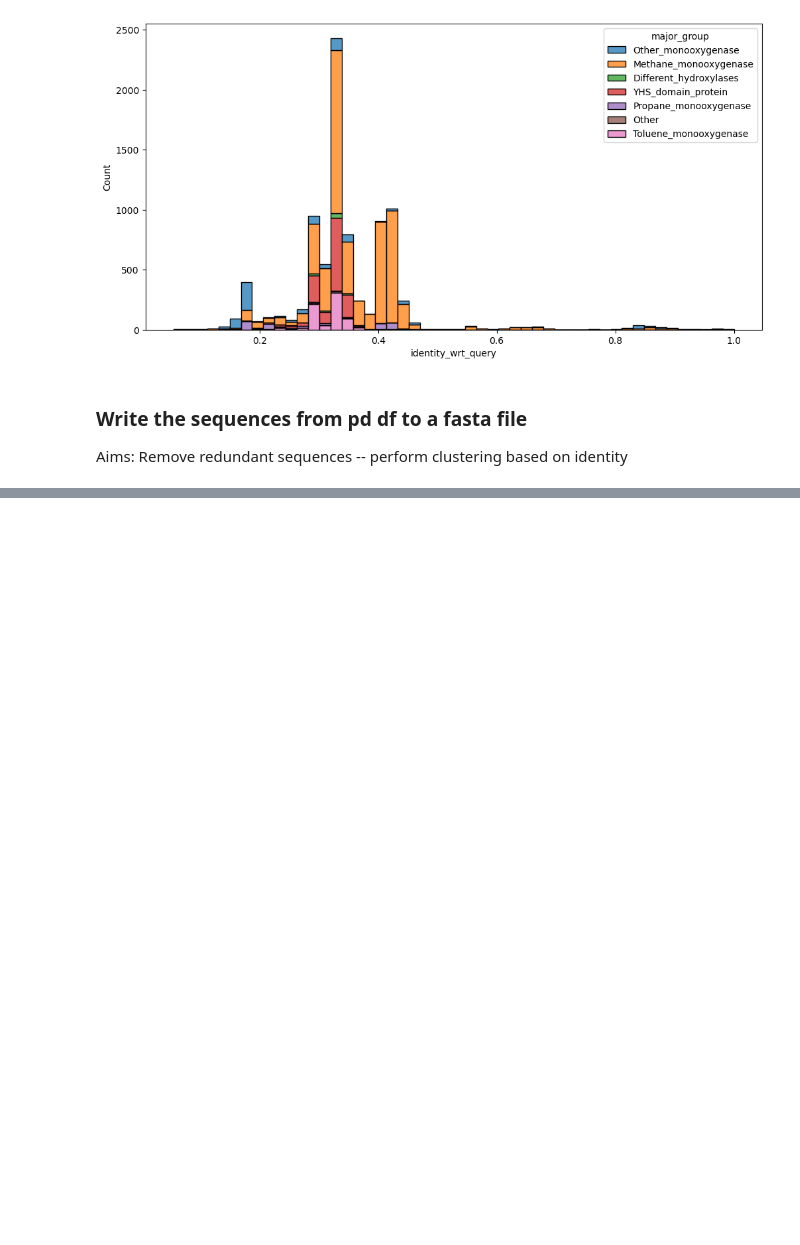
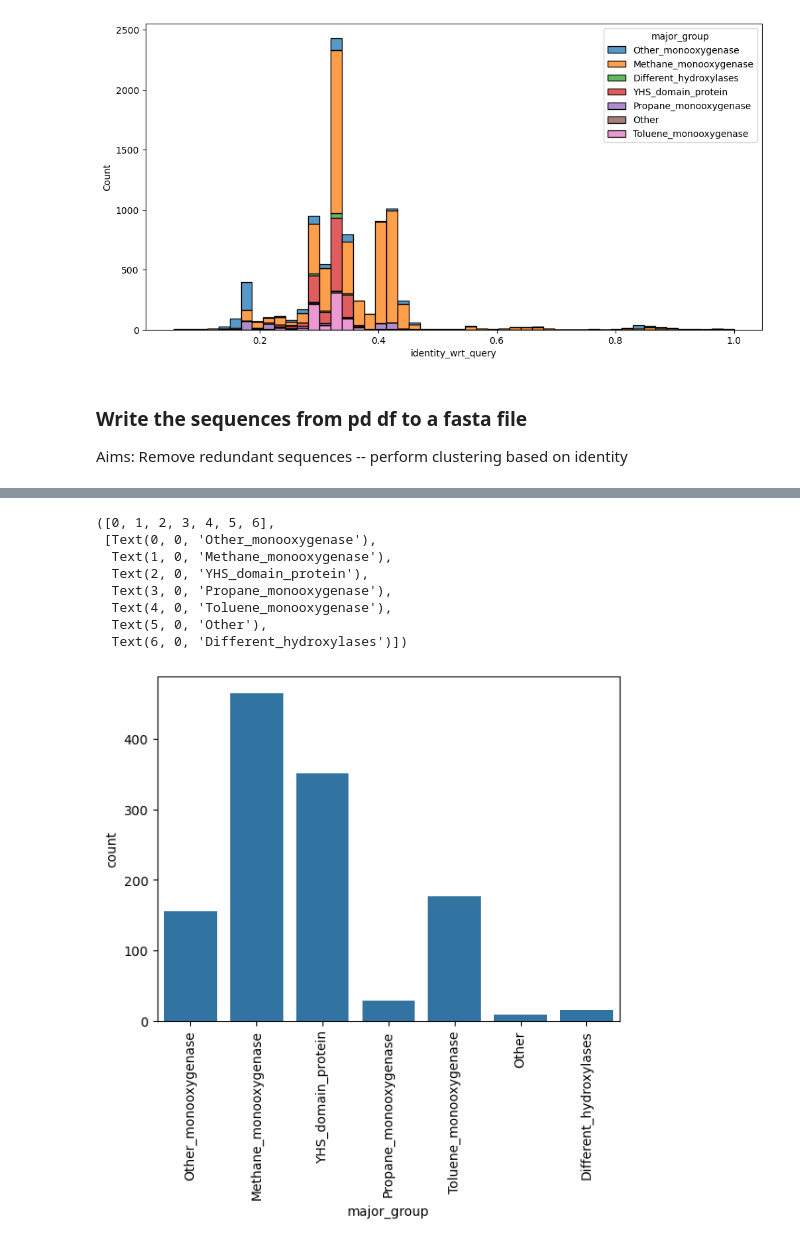
Before and after one commit to kaustubh-amritkar/MMO, a Jupyter notebook: analysis/sequence_collection.ipynb, the cells around one changed output, grey strips where cells are left out. Cells and saved outputs as stored; diff of their text form; code cells hidden in the pictures; blank space fills up the shorter version.

```diff
--- a/analysis/sequence_collection.ipynb
+++ b/analysis/sequence_collection.ipynb
@@ -513,0 +545,7 @@ Aims: Remove redundant sequences -- perform clustering based on identity
+# %%
+MMO_blastp_clustered_c09_msa = pd.DataFrame.from_records([item.__dict__ for item in SeqIO.parse('/mnt/researchdrive/Kaustubh/MMO/data/blast_search/MMO_blast_output_seqs.c0.9.mafft.fasta', format='fasta')])
+MMO_blastp_clustered_c09_msa.drop(columns=['name', 'description', 'dbxrefs','features','annotations','_per_letter_annotations'], inplace=True)
+MMO_blastp_clustered_c09_msa.columns = ['MSA', 'id']
+# %%
+blastp_MMO_output_after_clustering = pd.merge(MMO_blastp_clustered_c09_msa, blastp_MMO_output, left_on='id', right_on='sacc', how='left')
+blastp_MMO_output_after_clustering
@@ -513,0 +566,13 @@ Aims: Remove redundant sequences -- perform clustering based on identity
+# %%
+sns.countplot(data=blastp_MMO_output_after_clustering, x='major_group')
+plt.xticks(rotation=90)
+# %% [output]
+([0, 1, 2, 3, 4, 5, 6],
+ [Text(0, 0, 'Other_monooxygenase'),
+  Text(1, 0, 'Methane_monooxygenase'),
+  Text(2, 0, 'YHS_domain_protein'),
+  Text(3, 0, 'Propane_monooxygenase'),
+  Text(4, 0, 'Toluene_monooxygenase'),
+  Text(5, 0, 'Other'),
+  Text(6, 0, 'Different_hydroxylases')])
+[figure, added]
```
Also changed, not shown: parts of 9 cells of this notebook, 1 other file.
